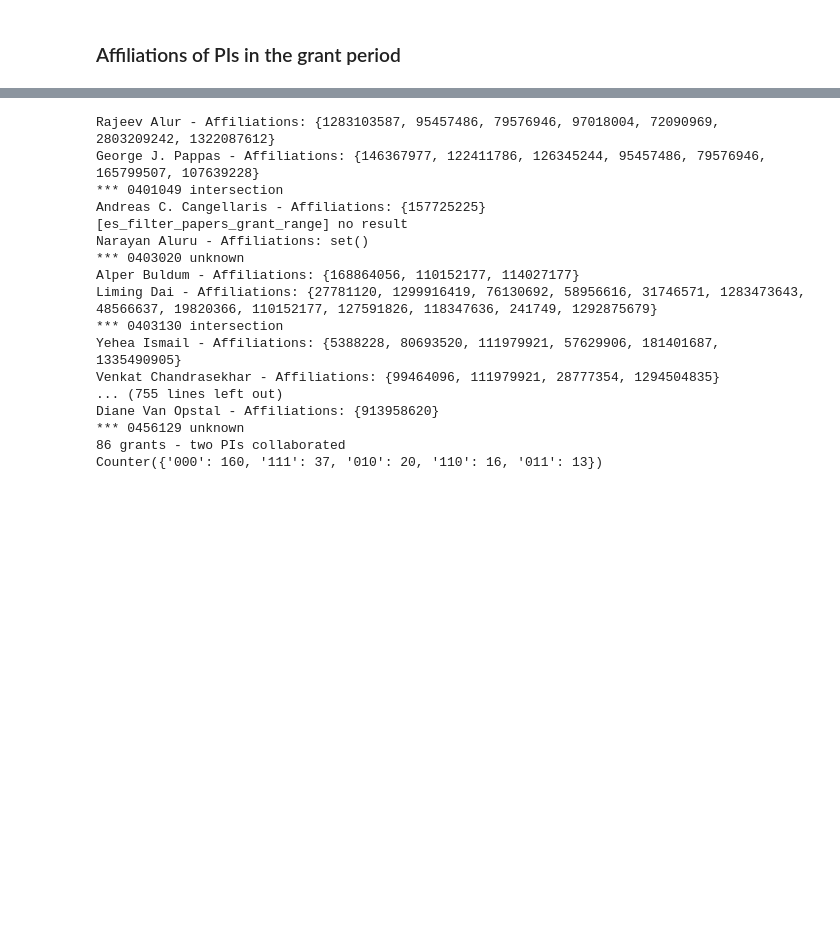
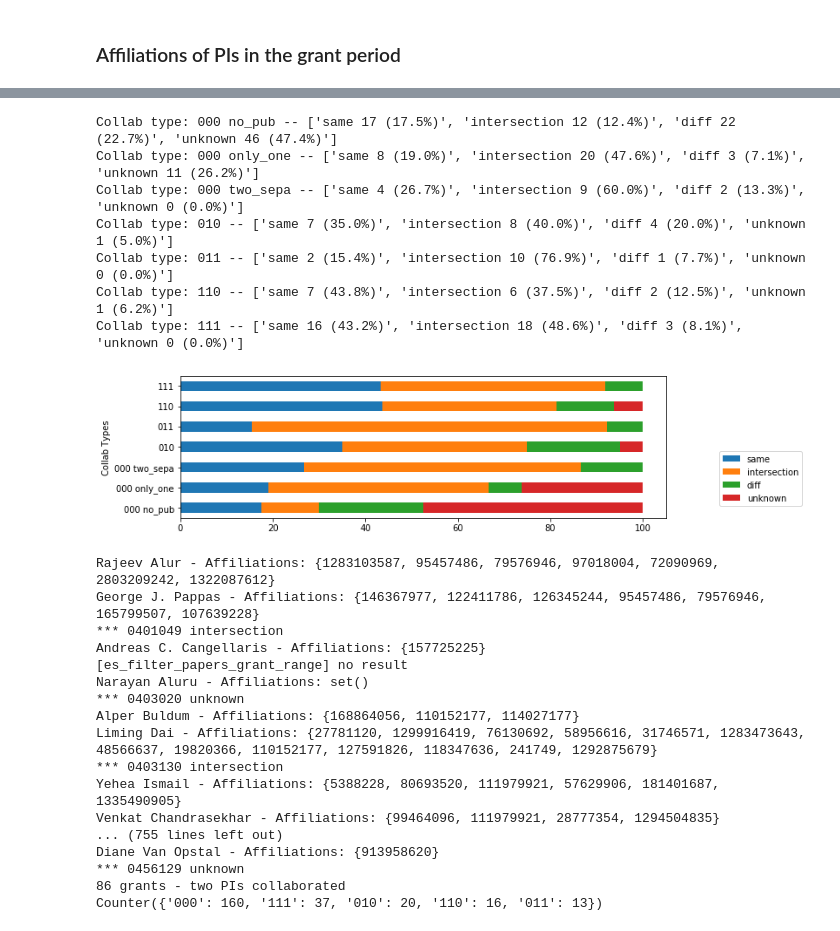
Before and after one commit to shinminjeong/moneymatters, a Jupyter notebook: scripts/2PI_affiliation_NSF_CISE.ipynb, the cells around one changed output, grey strips where cells are left out. Cells and saved outputs as stored; diff of their text form; code cells hidden in the pictures; blank space fills up the shorter version.

```diff
--- a/scripts/2PI_affiliation_NSF_CISE.ipynb
+++ b/scripts/2PI_affiliation_NSF_CISE.ipynb
@@ -227,3 +227,41 @@ Collab type: 111
+# %%
+C = Counter(ctypes)
+corder = ["000 no_pub", "000 only_one", "000 two_sepa", "010", "011", "110", "111"]
+index = pd.Index(corder, name='Collab Types')
+korder = ["same", "intersection", "diff", "unknown"]
+data_c = {g:[] for g in korder}
+for ct in corder:
+    cnum = C[ct]
+    if ct == "000 no_pub":
+        tlist = Counter([dict_affiliations[gid] for gid in no_publications])
+        for k in korder: data_c[k].append(100*tlist[k]/len(no_publications))
+        cnum = len(no_publications)
+    elif ct == "000 only_one":
+        tlist = Counter([dict_affiliations[gid] for gid in only_one_pi])
+        for k in korder: data_c[k].append(100*tlist[k]/len(only_one_pi))
+        cnum = len(only_one_pi)
+    elif ct == "000 two_sepa":
+        tlist = Counter([dict_affiliations[gid] for gid in two_separate])
+        for k in korder: data_c[k].append(100*tlist[k]/len(two_separate))
+        cnum = len(two_separate)
+    else:
+        tlist = Counter([dict_affiliations[gid] for gid, t in collab_type.items() if t == ct])
+        for k in korder: data_c[k].append(100*tlist[k]/C[ct])
+
+    print("Collab type:", ct, end=" -- ")
+    print(["{} {} ({:.1f}%)".format(k, tlist[k], 100*tlist[k]/cnum) for k in korder])
+
+df = pd.DataFrame(data_c, index=index)
+ax = df.plot(kind='barh', stacked=True, figsize=(10, 3)).legend(bbox_to_anchor=(1.1, 0.5))
+# %% [output]
+Collab type: 000 no_pub -- ['same 17 (17.5%)', 'intersection 12 (12.4%)', 'diff 22 (22.7%)', 'unknown 46 (47.4%)']
+Collab type: 000 only_one -- ['same 8 (19.0%)', 'intersection 20 (47.6%)', 'diff 3 (7.1%)', 'unknown 11 (26.2%)']
+Collab type: 000 two_sepa -- ['same 4 (26.7%)', 'intersection 9 (60.0%)', 'diff 2 (13.3%)', 'unknown 0 (0.0%)']
+Collab type: 010 -- ['same 7 (35.0%)', 'intersection 8 (40.0%)', 'diff 4 (20.0%)', 'unknown 1 (5.0%)']
+Collab type: 011 -- ['same 2 (15.4%)', 'intersection 10 (76.9%)', 'diff 1 (7.7%)', 'unknown 0 (0.0%)']
+Collab type: 110 -- ['same 7 (43.8%)', 'intersection 6 (37.5%)', 'diff 2 (12.5%)', 'unknown 1 (6.2%)']
+Collab type: 111 -- ['same 16 (43.2%)', 'intersection 18 (48.6%)', 'diff 3 (8.1%)', 'unknown 0 (0.0%)']
+[figure, added]
 # %%
 collab_type = {}
 dict_period = {}
```
Also changed, not shown: parts of 3 cells of this notebook.
